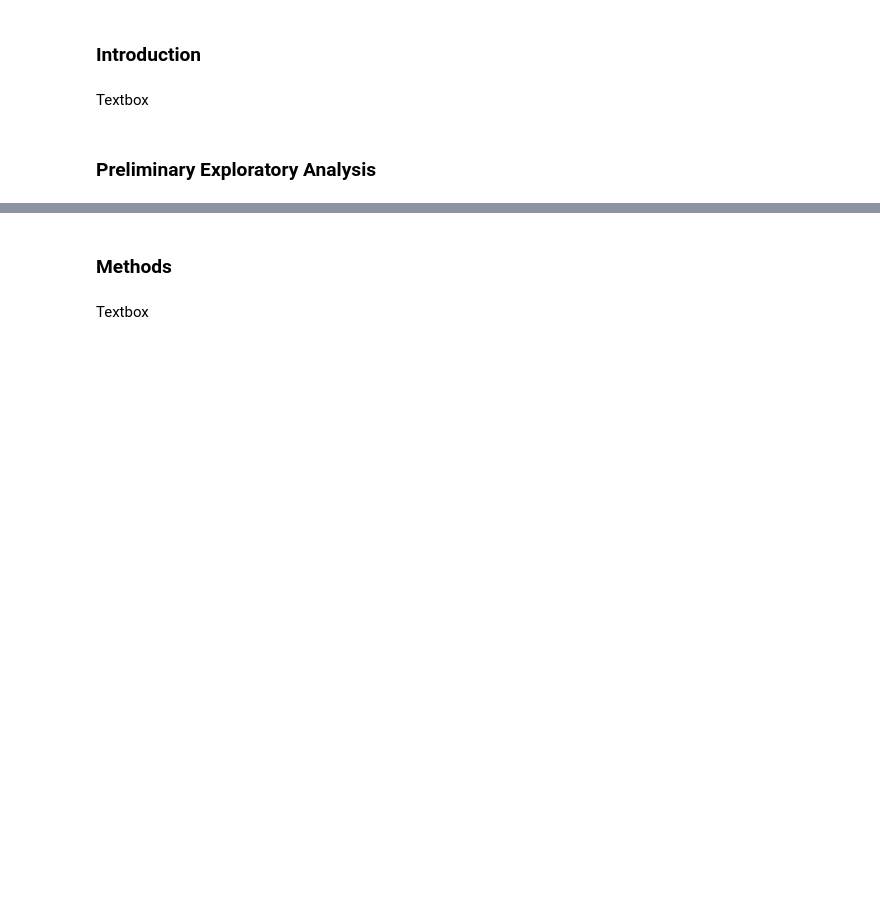
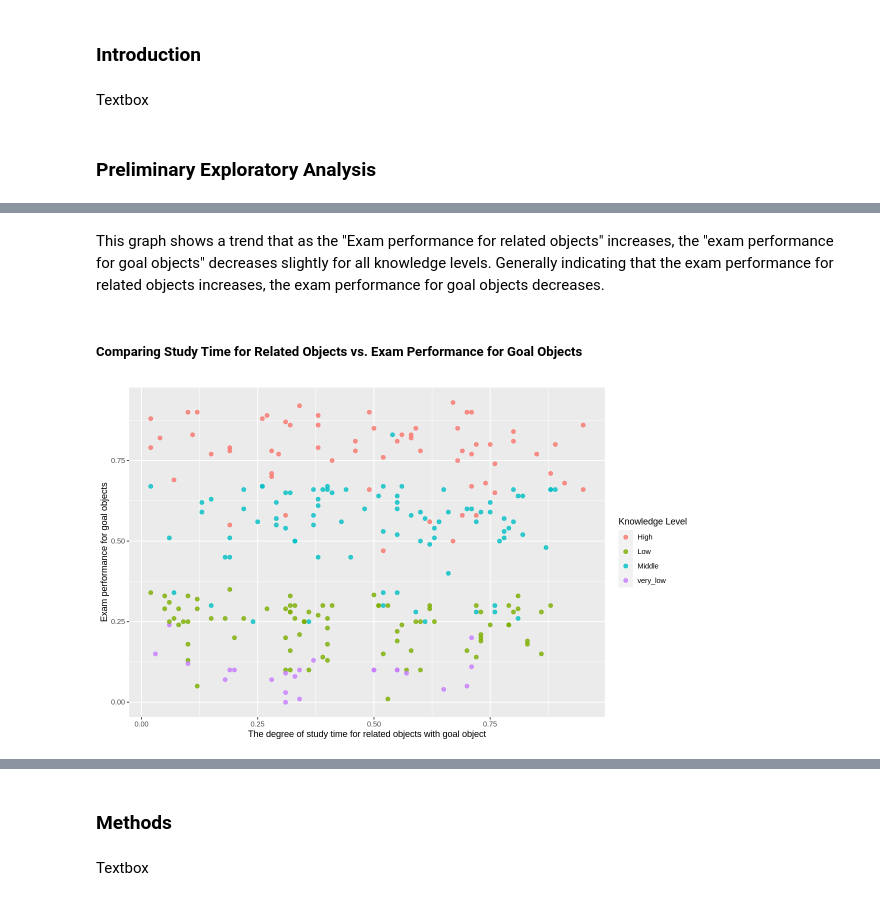
Before and after one commit to justin-gallant/Exam-Score-Indicators-dsci100, a Jupyter notebook: group_project_proposal.ipynb, the cells around one changed output, grey strips where cells are left out. Drawn from its saved outputs; the diff is of its cells as text; code cells hidden in the pictures; blank space fills up the shorter version.

```diff
--- a/group_project_proposal.ipynb
+++ b/group_project_proposal.ipynb
@@ -45,0 +107,9 @@ A tibble: 258 × 9
+# %% [markdown]
+This graph shows a trend that as the "Exam performance for related objects" increases, the "exam performance for goal objects" decreases slightly for all knowledge levels. Generally indicating that the exam performance for related objects increases, the exam performance for goal objects decreases.
+# %% [markdown]
+##### Comparing Study Time for Related Objects vs. Exam Performance for Goal Objects
+# %%
+options(repr.plot.width=10, repr.plot.height=6)
+str_peg_plot
+# %% [output]
+[figure, added]
```
Also changed, not shown: parts of 15 cells of this notebook.
